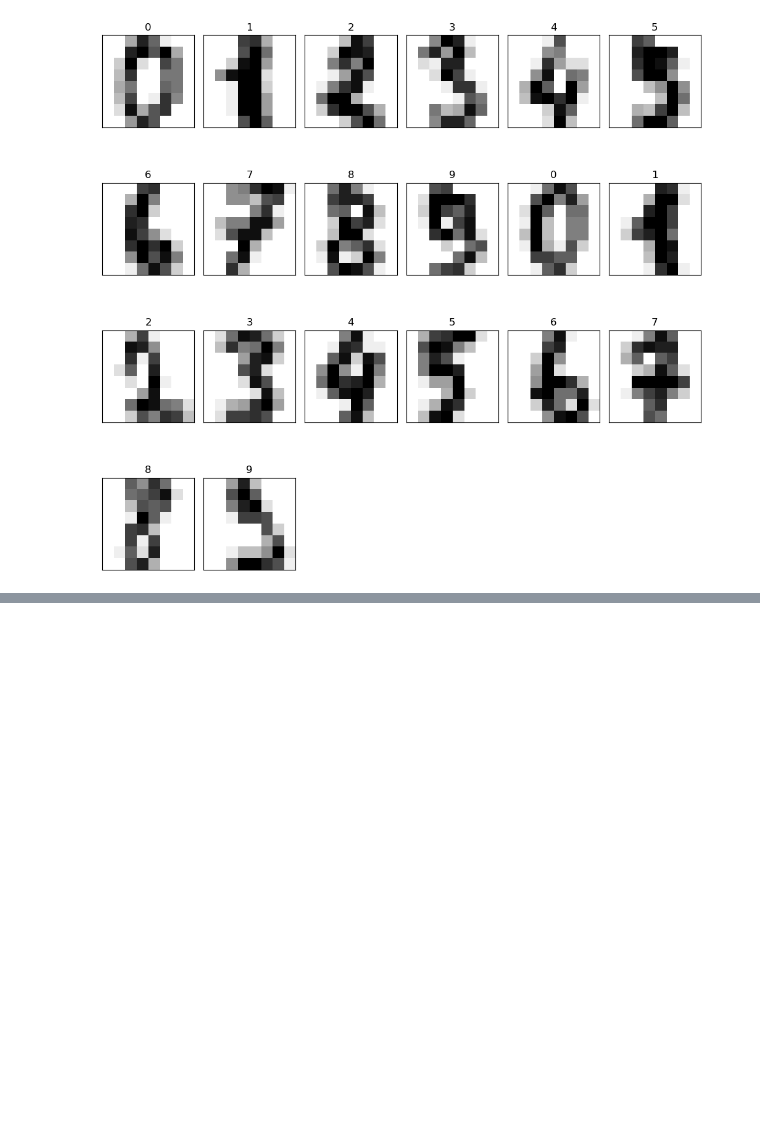
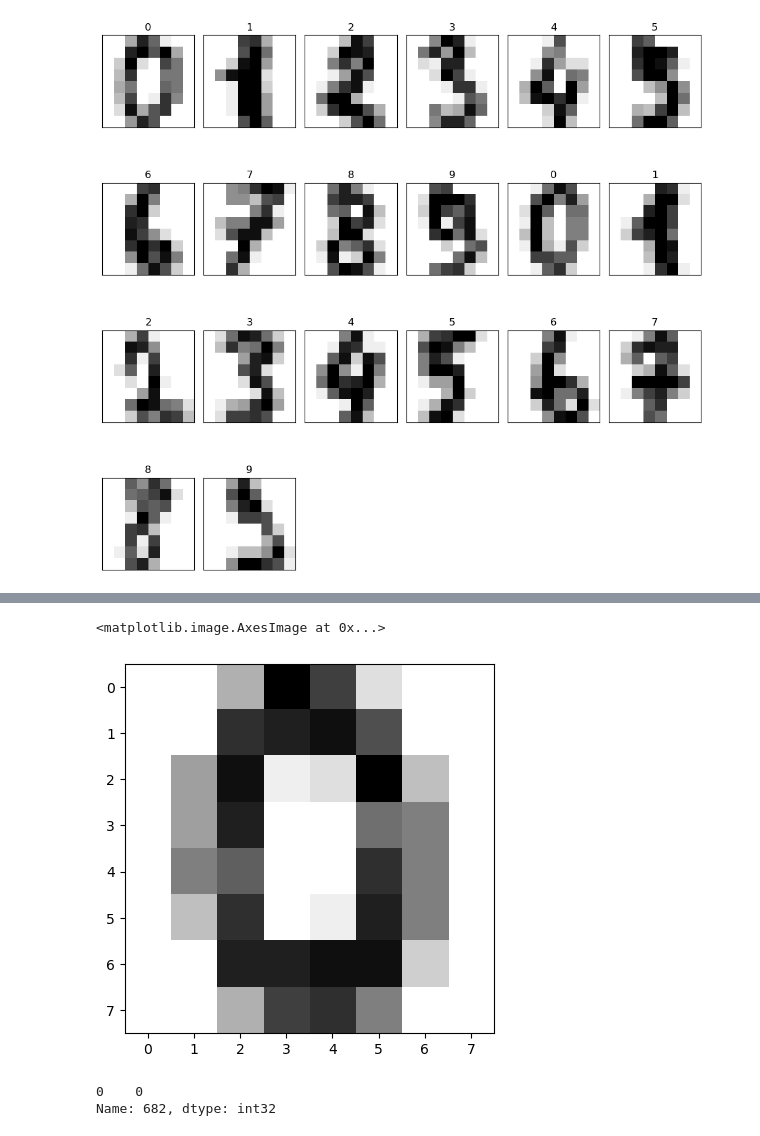
Before and after one commit to SBino01/AI_DS-first_project, a Jupyter notebook: Lezione4/mnist.ipynb, the cells around one changed output, grey strips where cells are left out. Drawn from its saved outputs; the diff is of its cells as text; code cells hidden in the pictures; blank space fills up the shorter version.

```diff
--- a/Lezione4/mnist.ipynb
+++ b/Lezione4/mnist.ipynb
@@ -156,0 +178,2 @@ show_multiple_img(dig.images[0:20], dig.target[0:20])
+# %%
+dig_df = pd.DataFrame(dig.data, columns= dig.feature_names)
@@ -156,0 +239,3 @@ show_multiple_img(dig.images[0:20], dig.target[0:20])
+# %%
+target_df = pd.DataFrame(dig.target)
+target_df.value_counts()
@@ -156,0 +330,3 @@ show_multiple_img(dig.images[0:20], dig.target[0:20])
+# %%
+X = dig_df  # X 0 dig.data
+y = target_df  # y = dig.target
@@ -156,0 +337,3 @@ show_multiple_img(dig.images[0:20], dig.target[0:20])
+# %%
+X_train, X_test, y_train, y_test = train_test_split(X, y, random_state=SEED)
+X_train.shape, X_test.shape, y_train.shape, y_test.shape
@@ -156,0 +358,10 @@ show_multiple_img(dig.images[0:20], dig.target[0:20])
+# %%
+plt.imshow(np.array(X_train.iloc[7]).reshape(8,8), cmap='gray_r')
+# %% [output]
+<matplotlib.image.AxesImage at 0x...>
+[figure, added]
+# %%
+y_train.iloc[7]
+# %% [output]
+0    0
+Name: 682, dtype: int32
```
Also changed, not shown: parts of 24 cells of this notebook.
